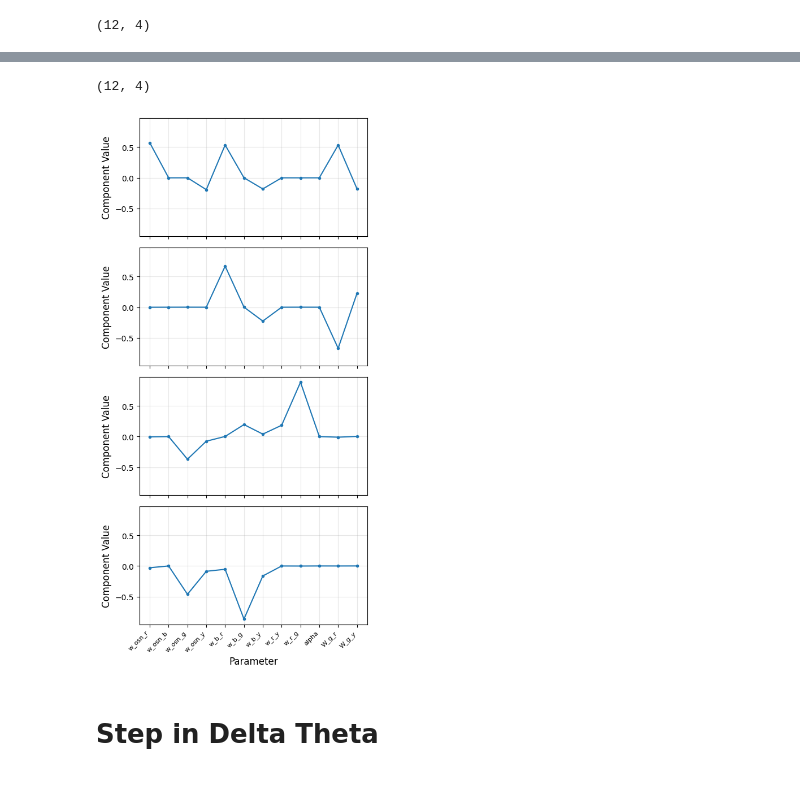
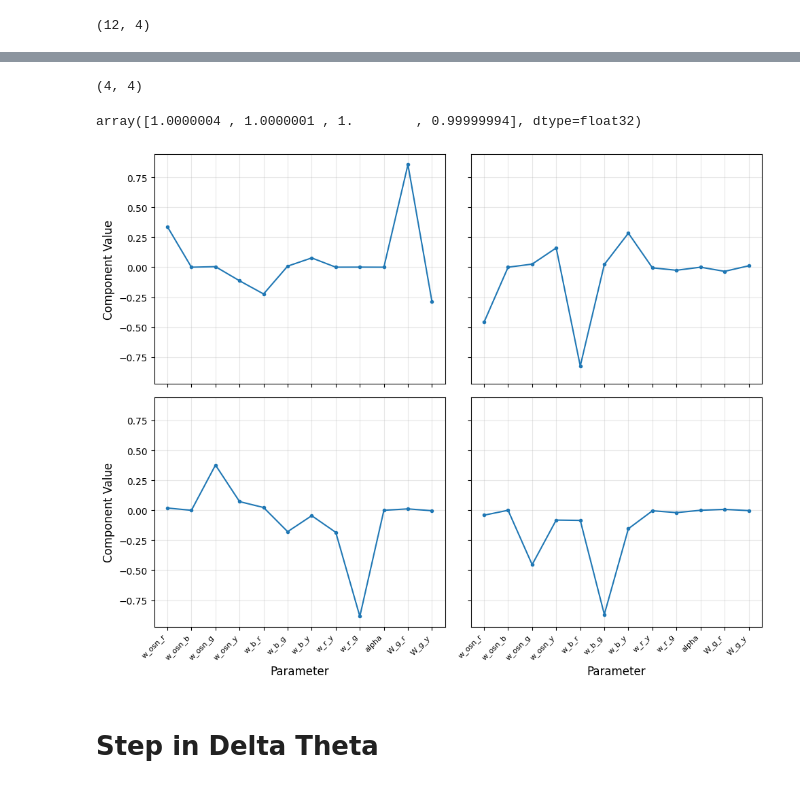
Before and after one commit to hizakim/4th_yr_project, a Jupyter notebook: TMR_after_26_2_24_pull_together.ipynb, the cells around one changed output, grey strips where cells are left out. Drawn from its saved outputs; the diff is of its cells as text; code cells hidden in the pictures.

```diff
--- a/TMR_after_26_2_24_pull_together.ipynb
+++ b/TMR_after_26_2_24_pull_together.ipynb
@@ -422,4 +422,4 @@ def sparse_rotation(U):
     U_sparse = U @ q_opt
     return U_sparse
 
-U_sparse = sparse_rotation(Vt[:4].T)
+#U_sparse = sparse_rotation(Vt[:4].T)
@@ -436,0 +426,36 @@ Iteration 9000, Loss: 0.1546458601951599
+# %%
+def varimax(U, iterations=1000, tol=1e-8):
+    n, k = U.shape
+    # Initialize Q as an identity matrix
+    Q = np.eye(k)
+
+    # Optional: Normalizing U (Kaiser Normalization)
+    row_norms = np.sqrt(np.sum(U**2, axis=1, keepdims=True))
+    U_norm = U / row_norms
+
+    for i in range(iterations):
+        Q_old = Q.copy()
+
+        # 1. Rotate the basis: U_tilde = U @ Q
+        U_tilde = U_norm @ Q
+
+        # 2. Compute the Varimax objective gradient
+        # (U_tilde**3) is the derivative of the L4 norm (sum of squared variances)
+        A = U_norm.T @ (U_tilde**3 - (1.0/n) * U_tilde @ np.diag(np.sum(U_tilde**2, axis=0)))
+
+        # 3. Use SVD to find the nearest orthogonal matrix (Procrustes Step)
+        L, S, M_h = np.linalg.svd(A)
+        Q = L @ M_h
+
+        # Check convergence
+        if np.abs(np.abs(np.diag(Q @ Q_old.T)).sum() - k) < tol:
+            break
+
+    # Final sparse representation
+    U_sparse = (U_norm @ Q) * row_norms
+    return U_sparse, Q
+
+#U_sparse, Q = varimax(Vt[:4].T)
+# %%
+U_1, Q = varimax(Vt[:4].T)
+U_2 = sparse_rotation(Vt[:4].T)
@@ -437,7 +473,15 @@ Iteration 9000, Loss: 0.1546458601951599
+# %%
+basis_prod = U_1.T @ U_2
+basis_prod.shape
+# %% [output]
+(4, 4)
+# %%
+U_svd, S_svd, Vt_svd = np.linalg.svd(basis_prod)
+S_svd
+# %% [output]
+array([1.0000004 , 1.0000001 , 1.        , 0.99999994], dtype=float32)
 # %%
-U_sparse.shape
+U_sparse = U_1
-# %% [output]
-(12, 4)
 # %%
 
 M = U_sparse
@@ -467,40 +511,40 @@ M_plot = M[:, sorting_ind]
 n_components = M_plot.shape[1]
 
 # Calculate grid size
-n_rows, n_cols = 4, 1
-fig, ax = plt.subplots(figsize=(5, 10), nrows=n_rows, ncols=n_cols, sharex=True, sharey=True)
+n_rows, n_cols = 2, 2
+fig, ax = plt.subplots(figsize=(10, 8), nrows=n_rows, ncols=n_cols, sharex=True, sharey=True)
 
 # Flatten axes array for easier indexing
 ax = ax.flatten()
 
 # Plot all components
 for i in range(n_components):
     ax[i].plot(M_plot[:, i], '.-', label=f'Component {sorting_ind[i]+1} (sorted {i+1})')
     ax[i].set_xticks(range(len(param_labels)))
     ax[i].set_xticklabels(param_labels, rotation=45, ha='right', fontsize=8)
     ax[i].grid(True, alpha=0.3)
 
 
 # Hide unused subplots
 for i in range(n_components, n_rows * n_cols):
     ax[i].axis('off')
 
 # Set labels for bottom row
 for col in range(n_cols):
     row_idx = (n_rows - 1) * n_cols + col
     if row_idx < n_components:
         ax[row_idx].set_xlabel('Parameter', fontsize=12)
 
 # Set labels for left column
 for row in range(n_rows):
     col_idx = row * n_cols
     if col_idx < n_components:
         ax[col_idx].set_ylabel('Component Value', fontsize=12)
 
 plt.tight_layout()
 plt.show()
 # %% [output]
-[figure, old version]
+[figure, new version]
 # %% [markdown]
 # Step in Delta Theta
 # %%
```
Also changed, not shown: parts of 7 cells of this notebook, 2 other files.
